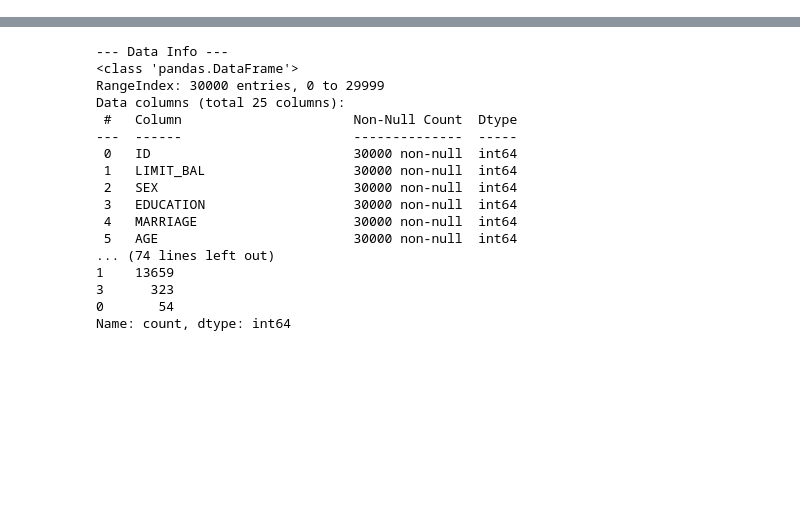
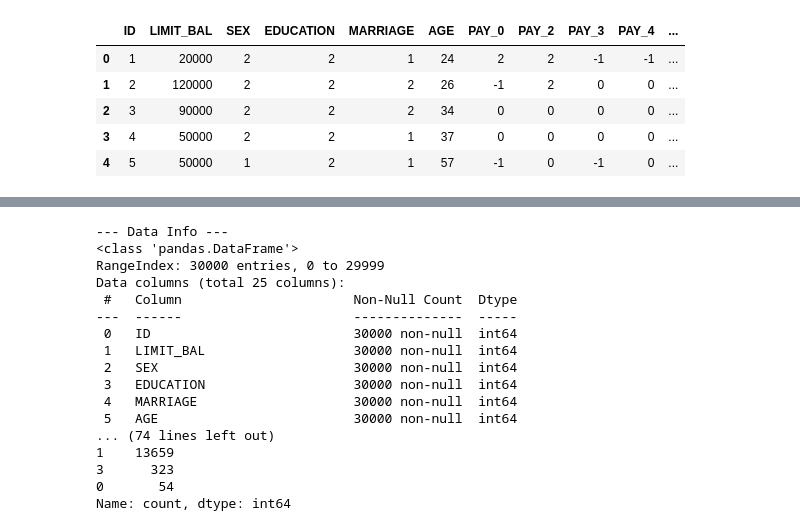
Before and after one commit to ChamithuPunchihewa/Final-Python-Project, a Jupyter notebook: notebooks/Technical_Appendix.ipynb, the cells around one changed output, grey strips where cells are left out. Saved outputs shown, nothing was run; the diff lists cells and outputs as text; code cells hidden in the pictures; blank space fills up the shorter version.

```diff
--- a/notebooks/Technical_Appendix.ipynb
+++ b/notebooks/Technical_Appendix.ipynb
@@ -87,0 +94,76 @@ Data loaded successfully! Shape: (30000, 25)
+# %%
+# Phase 1 - Step 1 : Load Dataset
+
+import os
+
+# Define the raw data directory
+raw_dir = "../data/raw"
+
+print("=" * 50)
+print("STEP 1 : DATA LOADING")
+print("=" * 50)
+
+try:
+    # Verify whether the raw data directory exists
+    if not os.path.exists(raw_dir):
+        raise FileNotFoundError(
+            f"Raw data directory not found: {raw_dir}"
+        )
+
+    print(f"Raw data directory found: {raw_dir}")
+
+    # Search for supported dataset files
+    supported_extensions = (".csv", ".xls", ".xlsx")
+
+    files = [
+        file for file in os.listdir(raw_dir)
+        if file.lower().startswith("default of credit card")
+        and file.lower().endswith(supported_extensions)
+    ]
+
+    if len(files) == 0:
+        raise FileNotFoundError(
+            "No supported dataset found in the data/raw directory."
+        )
+
+    # Select the first matching dataset
+    file_name = files[0]
+    data_path = os.path.join(raw_dir, file_name)
+
+    print(f"Dataset found: {file_name}")
+
+    # Load dataset according to file type
+    if file_name.lower().endswith(".csv"):
+        df_raw = pd.read_csv(data_path, skiprows=1)
+
+    elif file_name.lower().endswith((".xls", ".xlsx")):
+        df_raw = pd.read_excel(data_path, skiprows=1)
+
+    # Display loading summary
+    print("\nDataset loaded successfully!")
+    print(f"Rows    : {df_raw.shape[0]:,}")
+    print(f"Columns : {df_raw.shape[1]}")
+
+    print("\nColumn Names:")
+    print(df_raw.columns.tolist())
+
+    print("\nFirst Five Records:")
+    display(df_raw.head())
+
+    print("\nData Loading Completed Successfully.")
+
+except FileNotFoundError as fnf_error:
+    print("\nFile Not Found Error")
+    print(fnf_error)
+
+except PermissionError:
+    print("\nPermission Error")
+    print("Please close the dataset file if it is currently open.")
+
+except pd.errors.EmptyDataError:
+    print("\nThe dataset file is empty.")
+
+except Exception as error:
+    print("\nUnexpected Error")
+    print(error)
+# %% [output]
@@ -87,0 +184,6 @@ Data loaded successfully! Shape: (30000, 25)
+|  | ID | LIMIT_BAL | SEX | EDUCATION | MARRIAGE | AGE | PAY_0 | PAY_2 | PAY_3 | PAY_4 | ... |
+| 0 | 1 | 20000 | 2 | 2 | 1 | 24 | 2 | 2 | -1 | -1 | ... |
+| 1 | 2 | 120000 | 2 | 2 | 2 | 26 | -1 | 2 | 0 | 0 | ... |
+| 2 | 3 | 90000 | 2 | 2 | 2 | 34 | 0 | 0 | 0 | 0 | ... |
+| 3 | 4 | 50000 | 2 | 2 | 1 | 37 | 0 | 0 | 0 | 0 | ... |
+| 4 | 5 | 50000 | 1 | 2 | 1 | 57 | -1 | 0 | -1 | 0 | ... |
```
Also changed, not shown: parts of 10 cells of this notebook.
